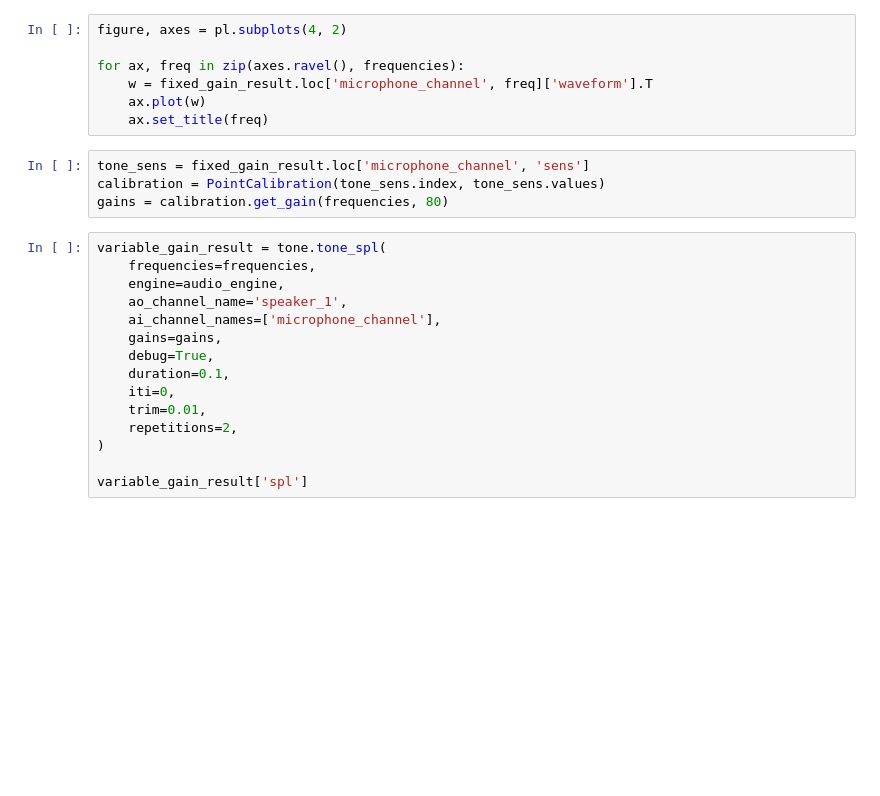
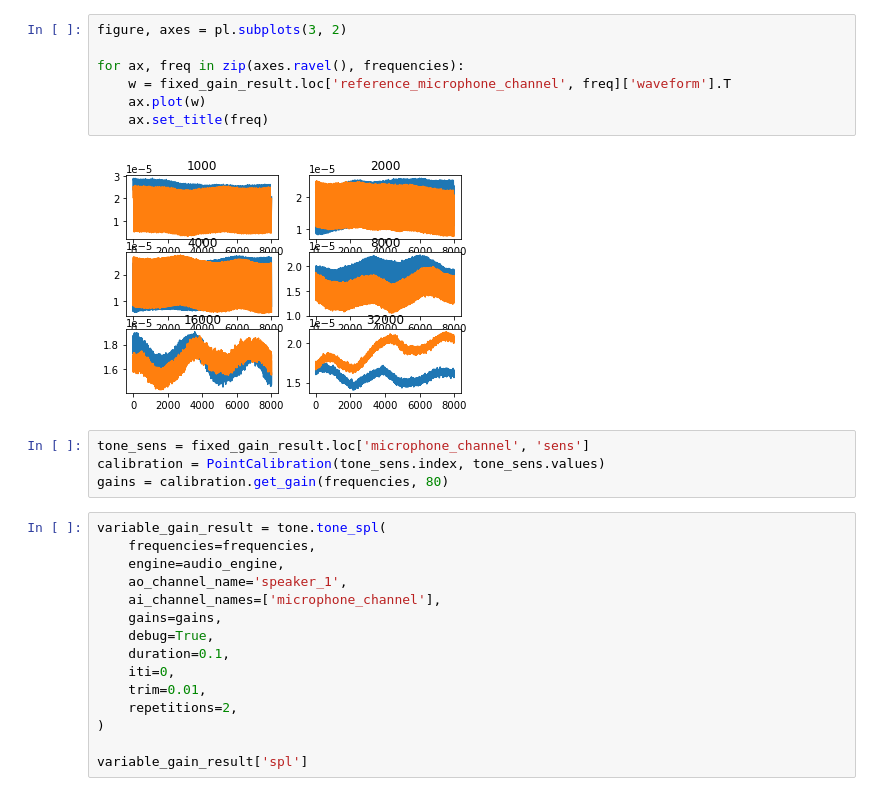
Before and after one commit to psiexperiment/psiexperiment, a Jupyter notebook: examples/notebooks/Tone and chirp calibration.ipynb, the cells around one changed output. Saved outputs shown, nothing was run; the diff lists cells and outputs as text; blank space fills up the shorter version.

```diff
--- a/examples/notebooks/Tone and chirp calibration.ipynb
+++ b/examples/notebooks/Tone and chirp calibration.ipynb
@@ -43,10 +72,12 @@ fixed_gain_result = tone.tone_sens(
 # %%
-figure, axes = pl.subplots(4, 2)
+figure, axes = pl.subplots(3, 2)
 
 for ax, freq in zip(axes.ravel(), frequencies):
-    w = fixed_gain_result.loc['microphone_channel', freq]['waveform'].T
+    w = fixed_gain_result.loc['reference_microphone_channel', freq]['waveform'].T
     ax.plot(w)
     ax.set_title(freq)
+# %% [output]
+[figure, added]
 # %%
 tone_sens = fixed_gain_result.loc['microphone_channel', 'sens']
 calibration = PointCalibration(tone_sens.index, tone_sens.values)
```
Also changed, not shown: parts of 5 cells of this notebook.
